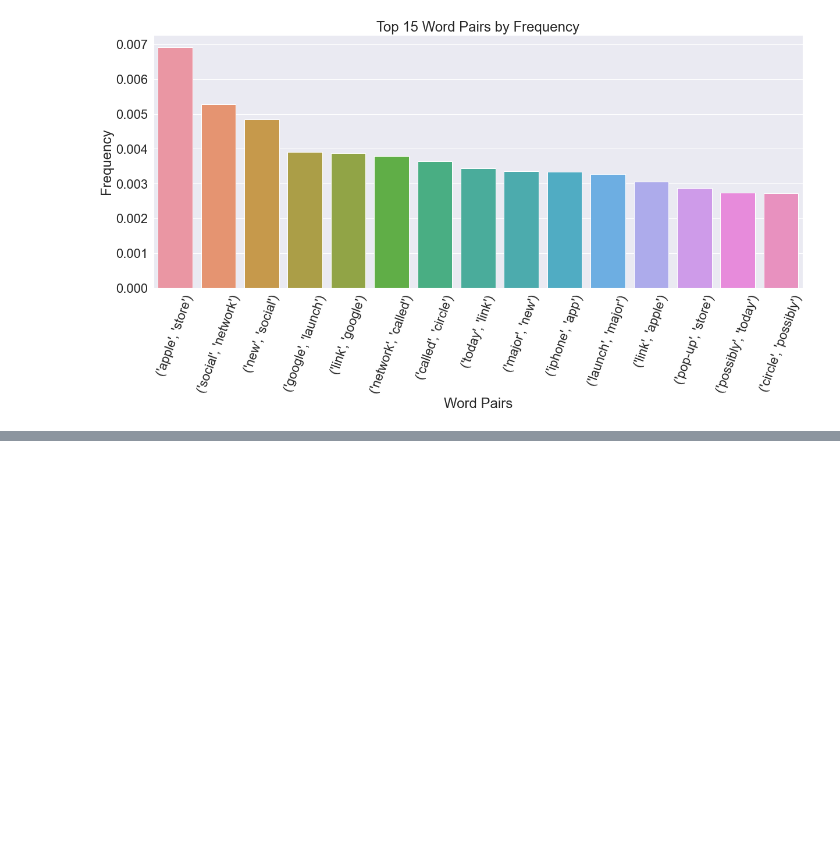
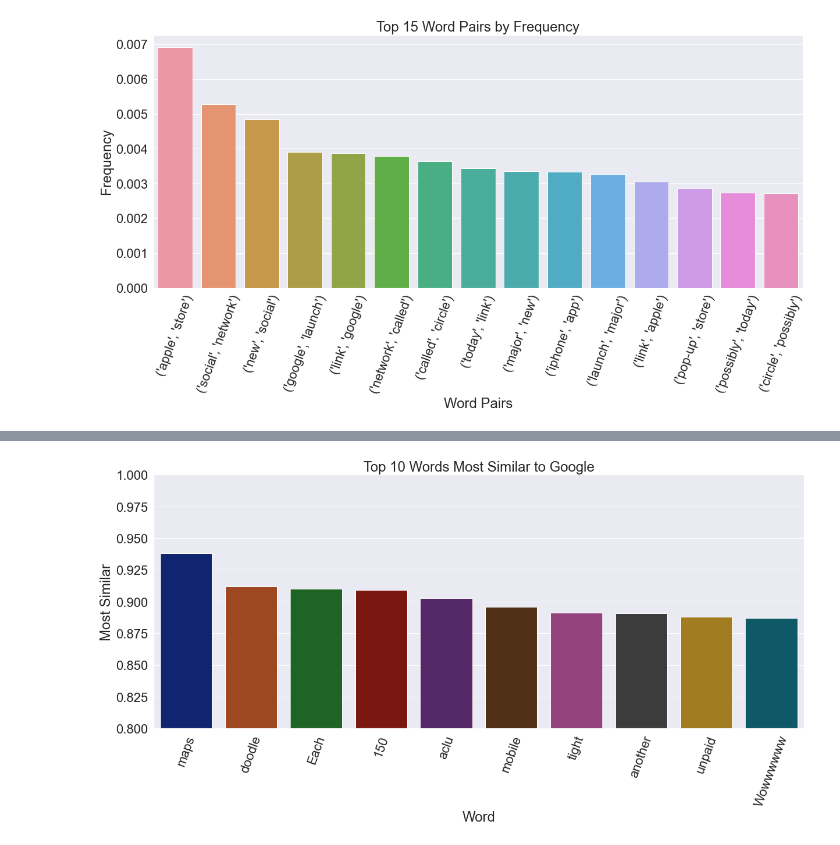
Before and after one commit to JosephDenney/Tweet_Sentiment, a Jupyter notebook: Tweet_Analysis.ipynb, the cells around one changed output, grey strips where cells are left out. Cells and saved outputs as stored; diff of their text form; code cells hidden in the pictures; blank space fills up the shorter version.

```diff
--- a/Tweet_Analysis.ipynb
+++ b/Tweet_Analysis.ipynb
@@ -802,0 +1022,3 @@ wv.most_similar(positive=['apple','google'], negative = ['man'])
+# %%
+df_google = pd.DataFrame(wv.most_similar(positive=['google']))
+df_google
@@ -802,0 +1037,15 @@ wv.most_similar(positive=['apple','google'], negative = ['man'])
+# %%
+fig_dims = (20,8)
+fig, ax = plt.subplots(figsize=fig_dims)
+sns.set(font_scale=2)
+sns.set_style("darkgrid")
+palette = sns.set_palette("dark")
+ax = sns.barplot(x=df_google.head(10)[0], y=df_google.head(10)[1], palette=palette)
+ax.set(xlabel="Word",ylabel="Most Similar")
+plt.ticklabel_format(style='plain',axis='y')
+plt.ylim(.8,1)
+plt.xticks(rotation=70)
+plt.title('Top 10 Words Most Similar to Google')
+plt.show()
+# %% [output]
+[figure, added]
```
Also changed, not shown: parts of 53 cells of this notebook, 35 other files.
